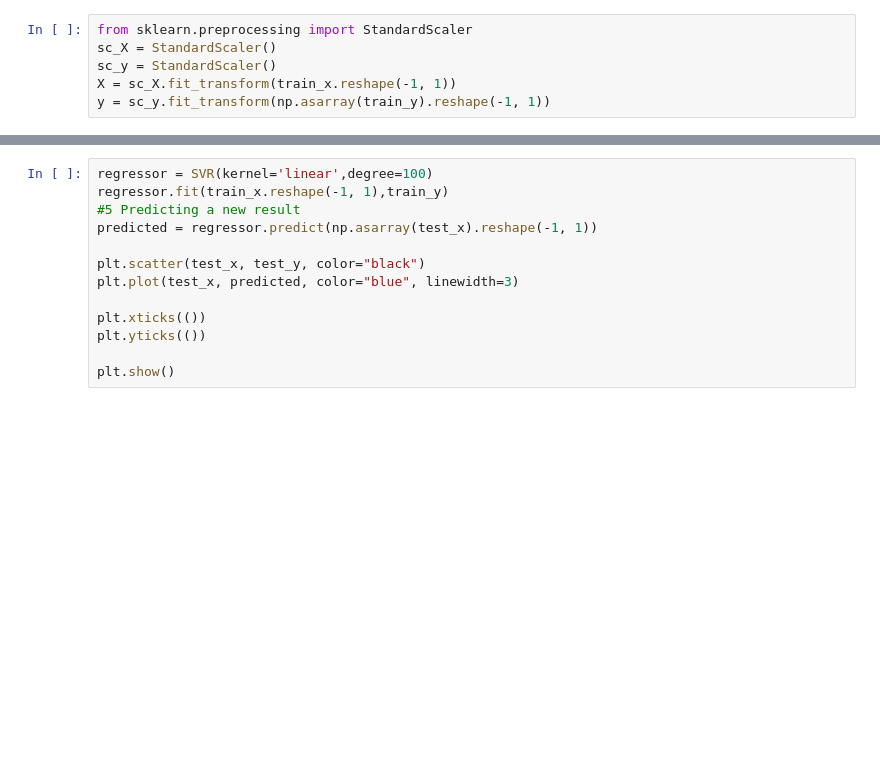
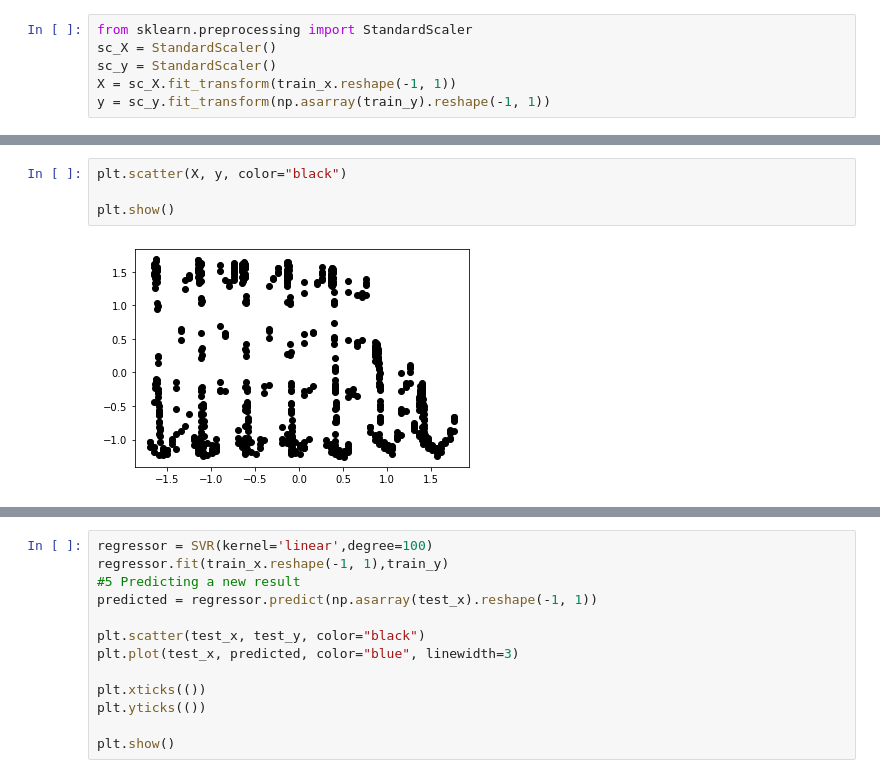
Before and after one commit to EthanWong2212/EE4211_Proj, a Jupyter notebook: part2.ipynb, the cells around one changed output, grey strips where cells are left out. Drawn from its saved outputs; the diff is of its cells as text; blank space fills up the shorter version.

```diff
--- a/part2.ipynb
+++ b/part2.ipynb
@@ -205,3 +223,9 @@ y = sc_y.fit_transform(np.asarray(train_y).reshape(-1, 1))
+# %%
+plt.scatter(X, y, color="black")
+
+plt.show()
+# %% [output]
+[figure, added]
 # %%
 
 from sklearn.svm import SVR
```
Also changed, not shown: parts of 7 cells of this notebook.
